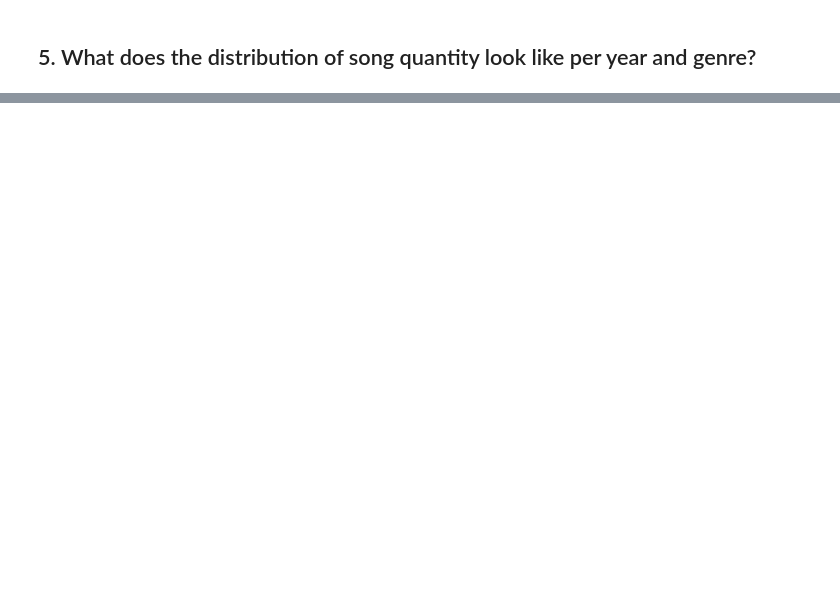
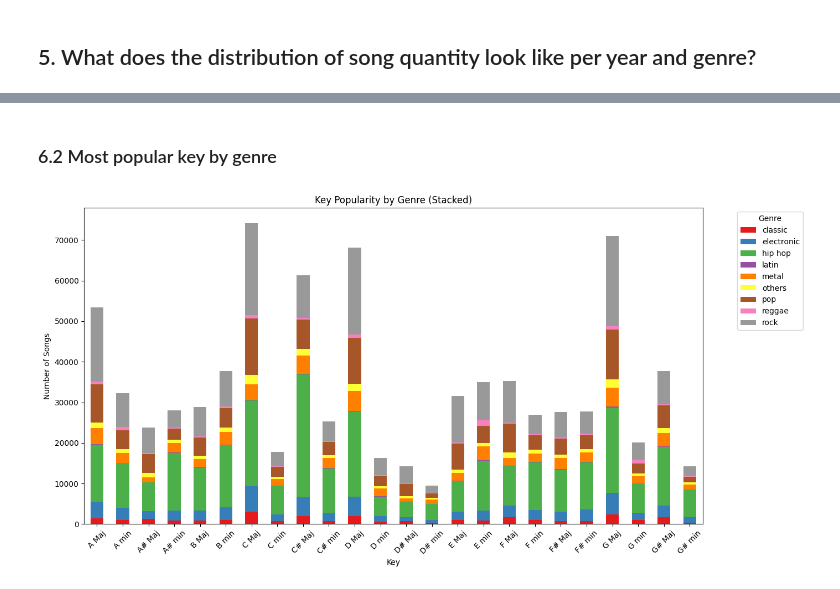
Before and after one commit to Tzantza/eda-spotify, a Jupyter notebook: EDA_Spotify/notebooks/eda_spotify.ipynb, the cells around one changed output, grey strips where cells are left out. Drawn from its saved outputs; the diff is of its cells as text; code cells hidden in the pictures; blank space fills up the shorter version.

```diff
--- a/EDA_Spotify/notebooks/eda_spotify.ipynb
+++ b/EDA_Spotify/notebooks/eda_spotify.ipynb
@@ -265,0 +518,22 @@ For our EDA, we will **keep the missing values in `release_date`** (as they only
+# %% [markdown]
+### 6.2 Most popular key by genre
+# %%
+# Grouping by key and genre to find the count of songs in each key-genre combination
+key_genre_counts = df_exploded.groupby(['key', 'genre']).size().reset_index(name='count')
+
+# Creating a pivot table for better visualization
+pivot_table = key_genre_counts.pivot_table(index='key', columns='genre', values='count', fill_value=0)
+ax = pivot_table.plot(kind='bar', stacked=True, figsize=(14, 7), colormap='Set1')
+
+# Plotting the count of songs by key and genre
+plt.title('Key Popularity by Genre (Stacked)')
+plt.xlabel('Key')
+plt.ylabel('Number of Songs')
+plt.xticks(rotation=45)
+plt.legend(title='Genre', bbox_to_anchor=(1.05, 1), loc='upper left')
+plt.tight_layout()
+
+# Mostrar el gràfic
+plt.show()
+# %% [output]
+[figure, added]
```
Also changed, not shown: parts of 20 cells of this notebook.
